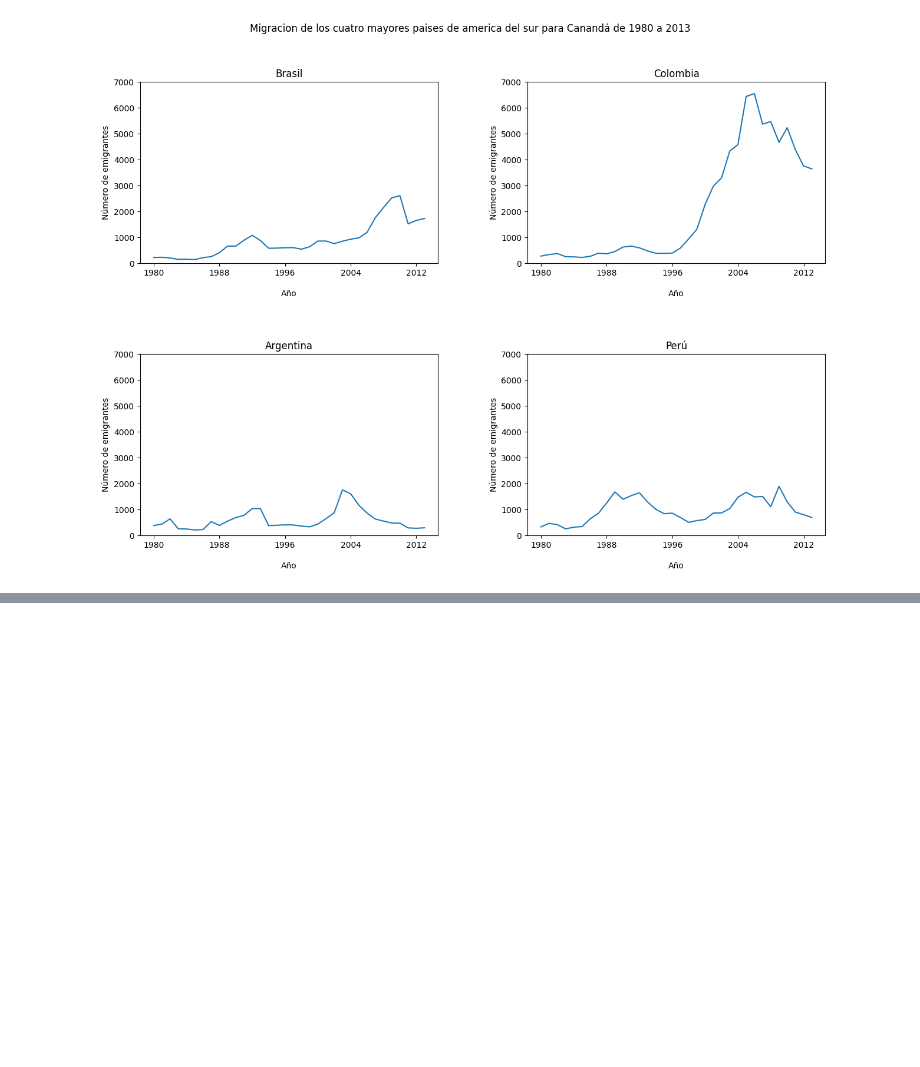
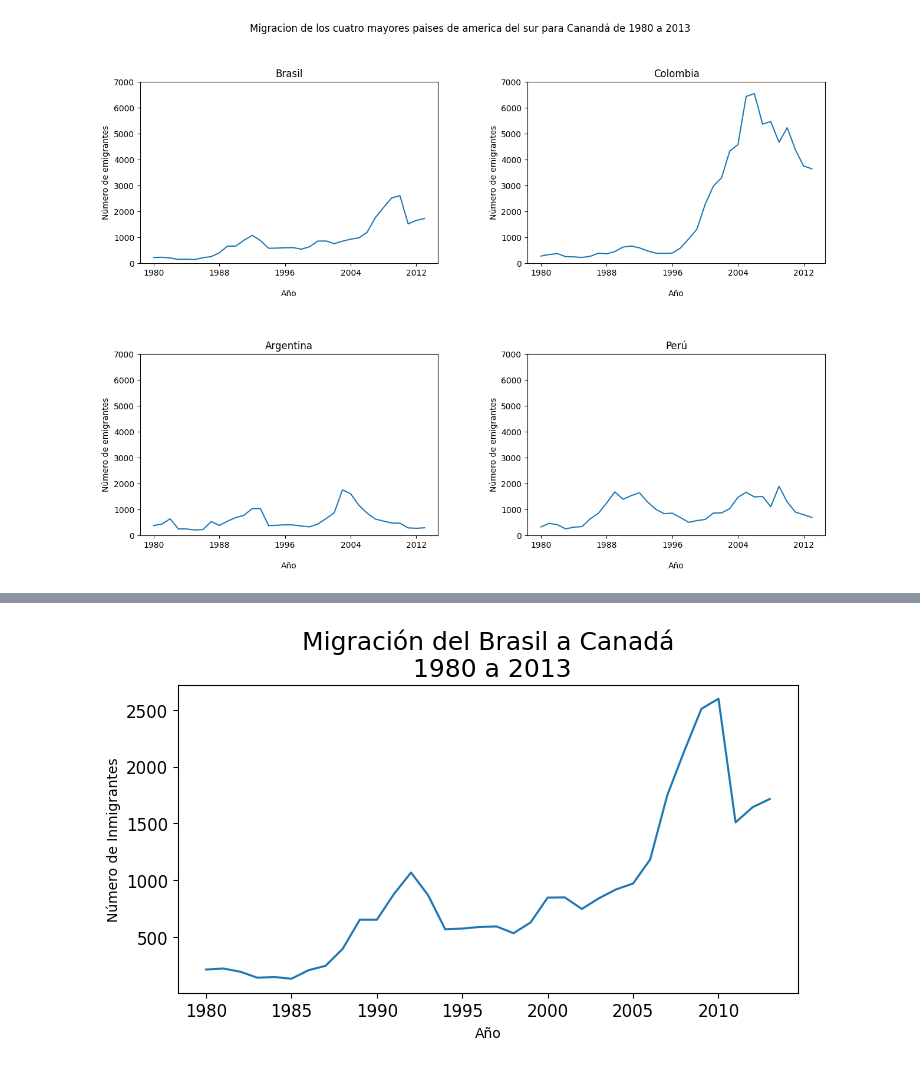
Before and after one commit to ygor-github/data_visualization, a Jupyter notebook: Aula.ipynb, the cells around one changed output, grey strips where cells are left out. Cells and saved outputs as stored; diff of their text form; code cells hidden in the pictures; blank space fills up the shorter version.

```diff
--- a/Aula.ipynb
+++ b/Aula.ipynb
@@ -338,0 +376,13 @@ plt.show()
+# %%
+###### Modificando el tamaño de los ticks ############
+fig, ax = plt.subplots(figsize=(8,4)) # Esto dará las dimensiones de la figura
+ax.plot(df_brasil['ano'], df_brasil['inmigrantes']) # Aqui pasamos los valores que tendrán los ejes ( x, y)
+ax.set_title('Migración del Brasil a Canadá\n 1980 a 2013', fontsize=18) # Usamos la funcion set_title para colocar un titulo. \n para salto de linea
+ax.set_xlabel('Año')
+ax.set_ylabel('Número de Inmigrantes')
+ax.xaxis.set_tick_params(labelsize=12) #Cambios aqui
+ax.yaxis.set_tick_params(labelsize=12) #Cambios aqui
+ax.xaxis.set_major_locator(plt.MultipleLocator(5)) # Con esta linea cambiano a la frecuencia de 5 en 5 años para el eje x
+plt.show() #Esto permite imprimir la figura sin mostrar datos de almacenamiento en memoria
+# %% [output]
+[figure, added]
```
Also changed, not shown: parts of 19 cells of this notebook.
